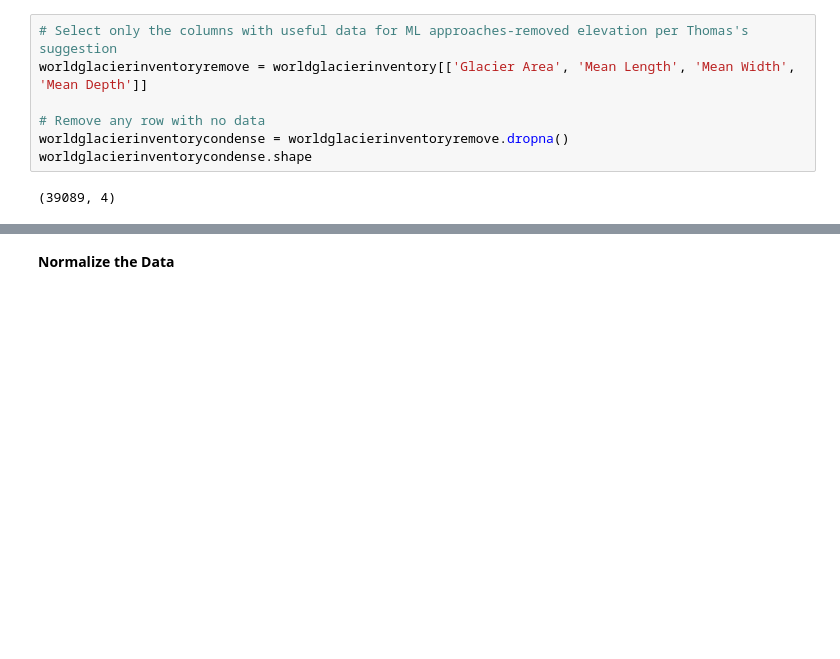
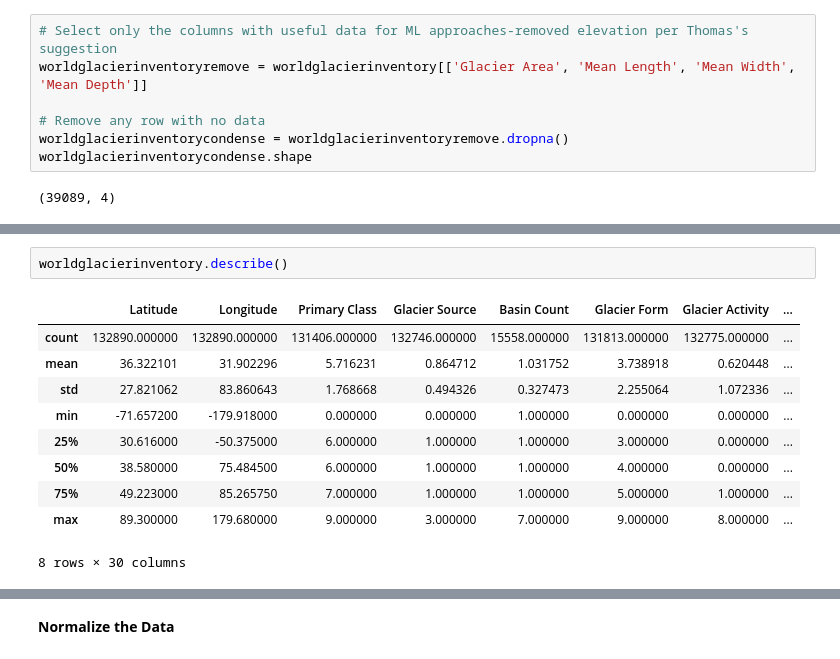
Before and after one commit to elliemmiller/datascience, a Jupyter notebook: Module2FirstPass.ipynb, the cells around one changed output, grey strips where cells are left out. Saved outputs shown, nothing was run; the diff lists cells and outputs as text; blank space fills up the shorter version.

```diff
--- a/Module2FirstPass.ipynb
+++ b/Module2FirstPass.ipynb
@@ -65,0 +92,13 @@ worldglacierinventorycondense.shape
+# %%
+worldglacierinventory.describe()
+# %% [output]
+|  | Latitude | Longitude | Primary Class | Glacier Source | Basin Count | Glacier Form | Glacier Activity | ... |
+| count | 132890.000000 | 132890.000000 | 131406.000000 | 132746.000000 | 15558.000000 | 131813.000000 | 132775.000000 | ... |
+| mean | 36.322101 | 31.902296 | 5.716231 | 0.864712 | 1.031752 | 3.738918 | 0.620448 | ... |
+| std | 27.821062 | 83.860643 | 1.768668 | 0.494326 | 0.327473 | 2.255064 | 1.072336 | ... |
+| min | -71.657200 | -179.918000 | 0.000000 | 0.000000 | 1.000000 | 0.000000 | 0.000000 | ... |
+| 25% | 30.616000 | -50.375000 | 6.000000 | 1.000000 | 1.000000 | 3.000000 | 0.000000 | ... |
+| 50% | 38.580000 | 75.484500 | 6.000000 | 1.000000 | 1.000000 | 4.000000 | 0.000000 | ... |
+| 75% | 49.223000 | 85.265750 | 7.000000 | 1.000000 | 1.000000 | 5.000000 | 1.000000 | ... |
+| max | 89.300000 | 179.680000 | 9.000000 | 3.000000 | 7.000000 | 9.000000 | 8.000000 | ... |
+8 rows × 30 columns
```
Also changed, not shown: parts of 10 cells of this notebook.
